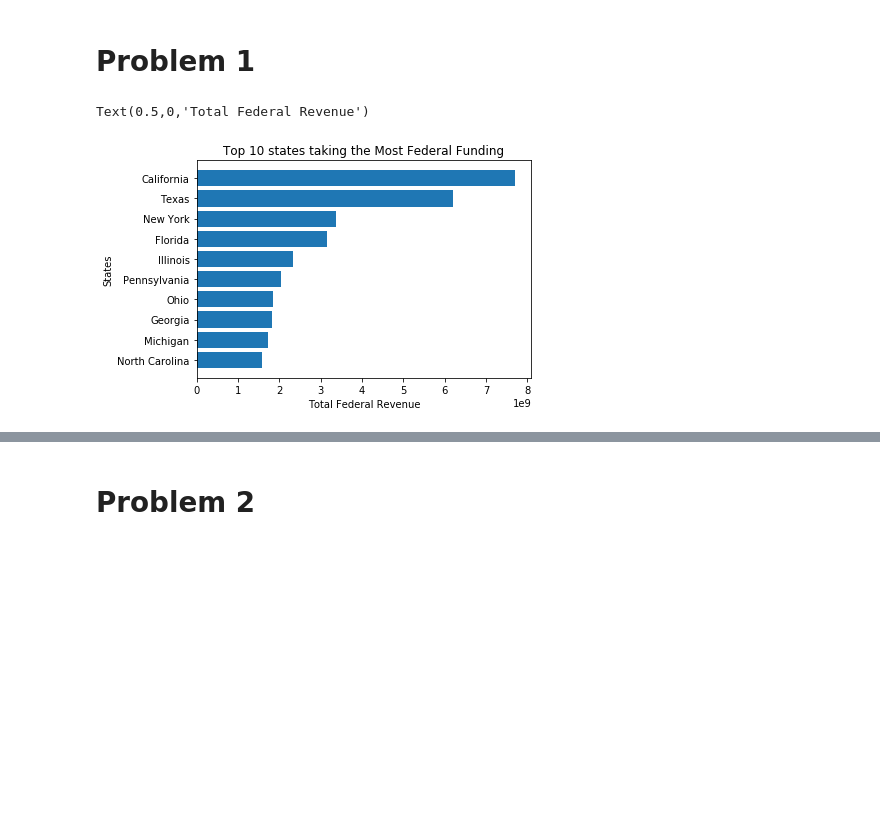
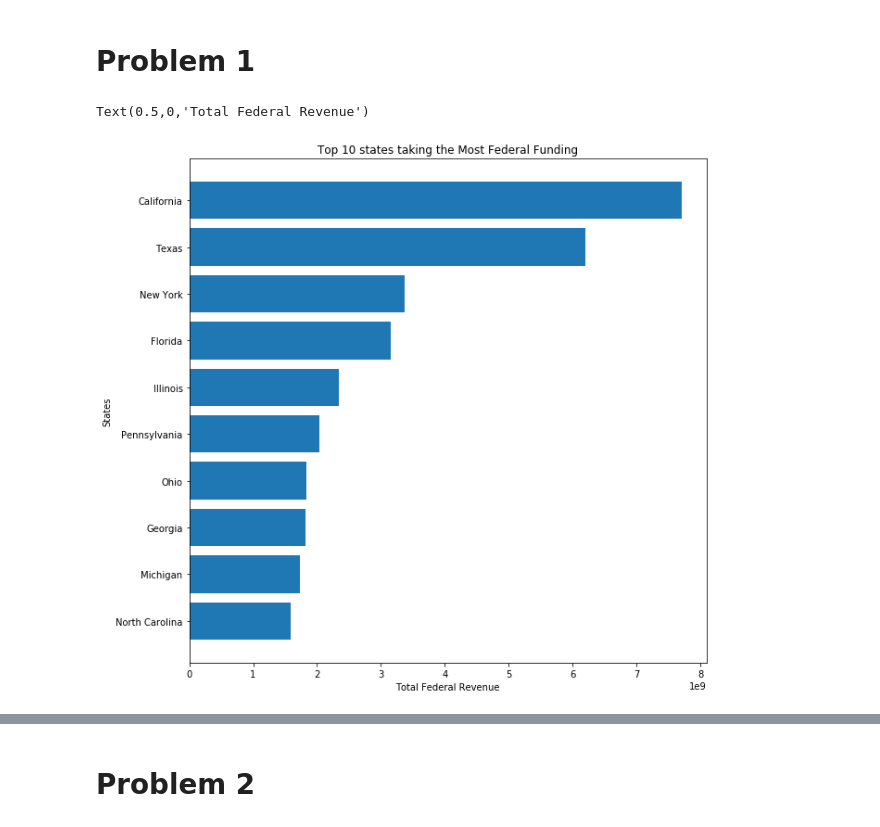
Before and after one commit to agrawal-ris/DS5500_Assignment_3, a Jupyter notebook: Rishabh_Assignment_3.ipynb, the cells around one changed output, grey strips where cells are left out. Cells and saved outputs as stored; diff of their text form; code cells hidden in the pictures; blank space fills up the shorter version.

```diff
--- a/Rishabh_Assignment_3.ipynb
+++ b/Rishabh_Assignment_3.ipynb
@@ -54,10 +33,11 @@ sT = pd.DataFrame(stateFund['V33']).sort_values(by=['V33'])
 perStud = pd.DataFrame(stateFund['perStud']).sort_values(by=['perStud'])
 # %%
 newsF = sF.tail(10)
+plt.figure(figsize=(10,10))
 plt.barh(newsF.index, newsF['TFEDREV'])
 plt.title("Top 10 states taking the Most Federal Funding")
 plt.ylabel("States")
 plt.xlabel("Total Federal Revenue")
 # %% [output]
 Text(0.5,0,'Total Federal Revenue')
-[figure, old version]
+[figure, new version]
```
Also changed, not shown: parts of 21 cells of this notebook.
